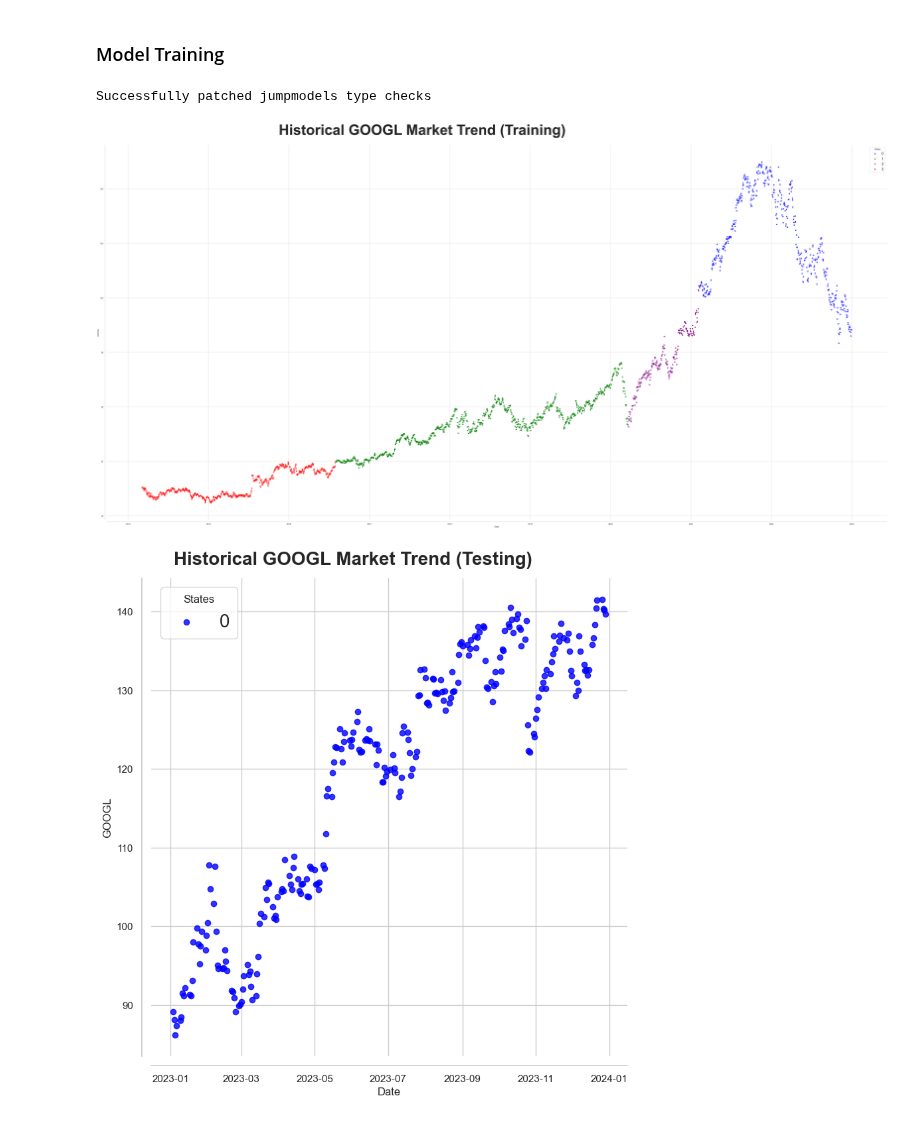
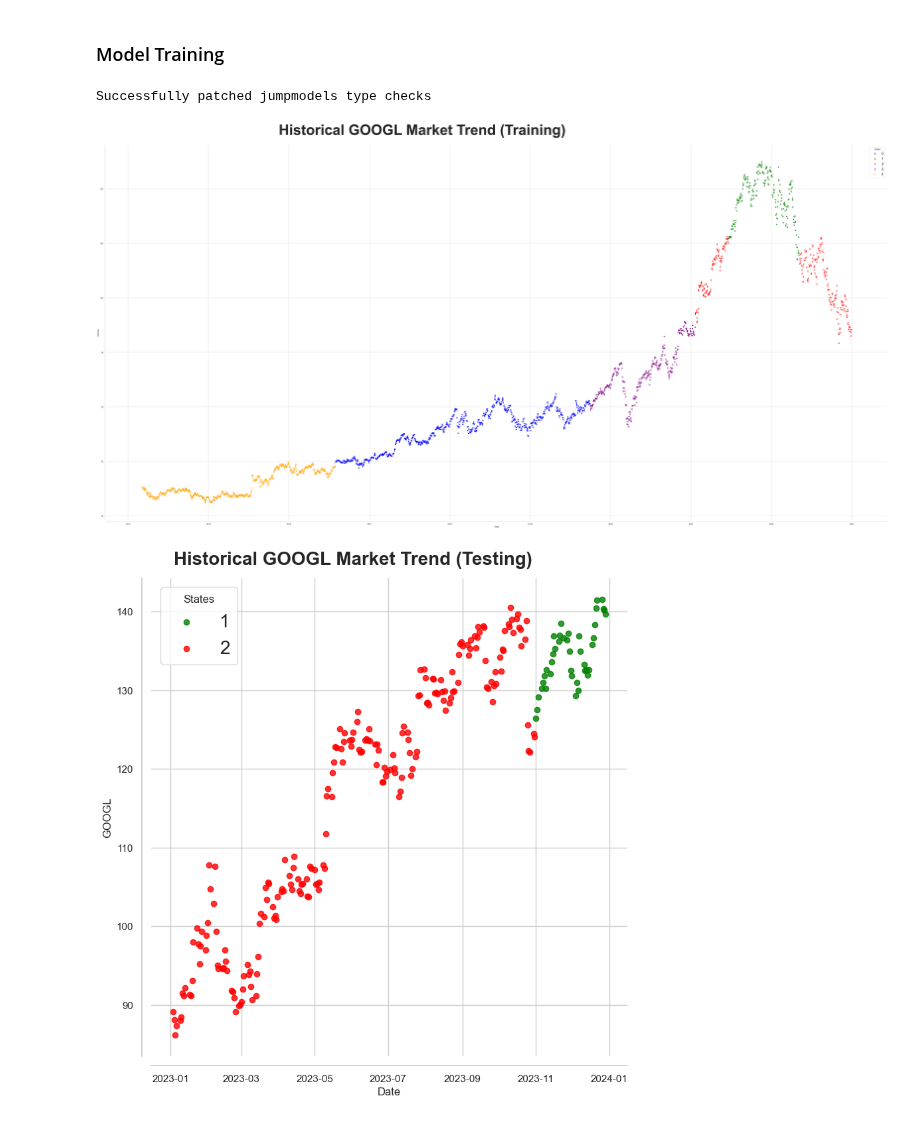
Before and after one commit to RaymondRaman/Stock-Market-Trend-Forecasting-with-Regime-and-Diffusion-Model, a Jupyter notebook: 4b. SJM_training&testing.ipynb, the cells around one changed output. Saved outputs shown, nothing was run; the diff lists cells and outputs as text; code cells hidden in the pictures.

```diff
--- a/4b. SJM_training&testing.ipynb
+++ b/4b. SJM_training&testing.ipynb
@@ -47,7 +47,7 @@ def SJM_training(stock, train_df, n_components=2, max_feats=3, jump_penalty=50.0
     })
 
     # Visualize results
-    plot_market_regime(states, stock)
+    plot_market_regime(states, stock, isHMM=False)
 
     return model, states, scaler, clipper
 
@@ -60,12 +60,12 @@ train_df = training_stock_df[stock][target_columns]
 model, states, scaler, clipper = SJM_training(
     stock,
     train_df,
-    n_components=4,
+    n_components=5,
     jump_penalty=50.0
 )
 # %% [output]
 Successfully patched jumpmodels type checks
-[figure, old version]
+[figure, new version]
 # %%
 def save_SJM_states_excel(stock, states, is_test=False):
     """Save regime states with SJM-specific directory"""
@@ -104,32 +104,32 @@ def SJM_testing(stock, test_df, model_package):
     features = test_df.drop(columns=['date'])
     features_processed = scaler.transform(clipper.transform(features))
 
     # Use online prediction for testing data
     hidden_states = model.predict_online(features_processed)
 
     # Build states DataFrame
     states = pd.DataFrame({
         'Date': test_df['date'],
         stock: test_df[stock],
         'states': hidden_states
     })
 
     # Visualize results with testing flag
-    plot_market_regime(states, stock, is_test=True)
+    plot_market_regime(states, stock, is_test=True, isHMM=False)
 
     return states
 
 # Load testing data (only need to load once)
 config_data = load_config_file()
 testing_stock_df = load_testing_data()
 target_columns = config_data['selected_features_dict'][stock]
 test_df = testing_stock_df[stock][target_columns]
 
 # Load model from correct SJM path
 model_package = joblib.load(f'model/{stock}_SJM_model.joblib')
 states = SJM_testing(stock, test_df, model_package)
 
 # Save the testing states
 save_SJM_states_excel(stock, states, is_test=True)
 # %% [output]
-[figure, old version]
+[figure, new version]
```
Also changed, not shown: 7 other files.
